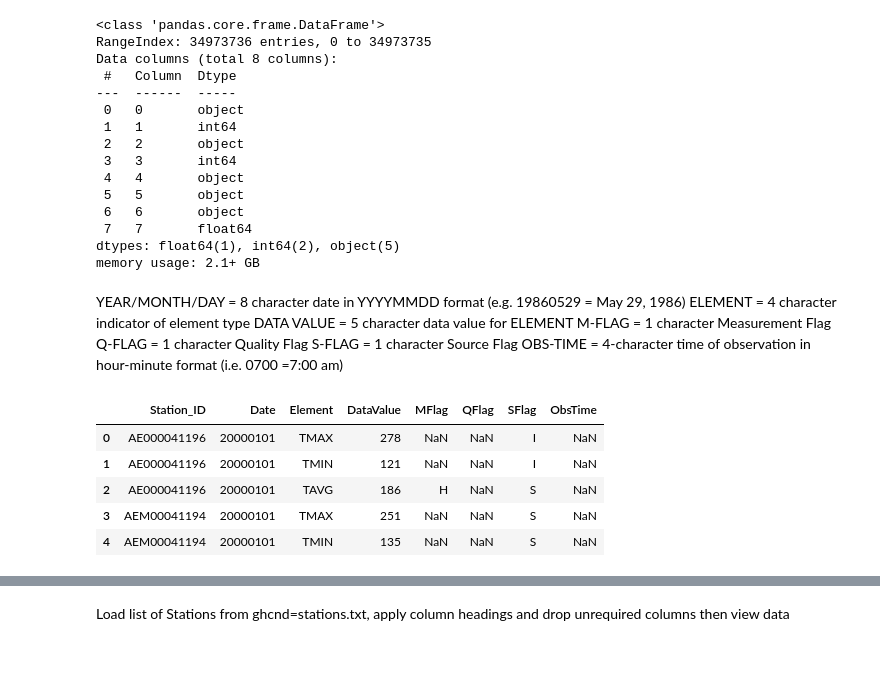
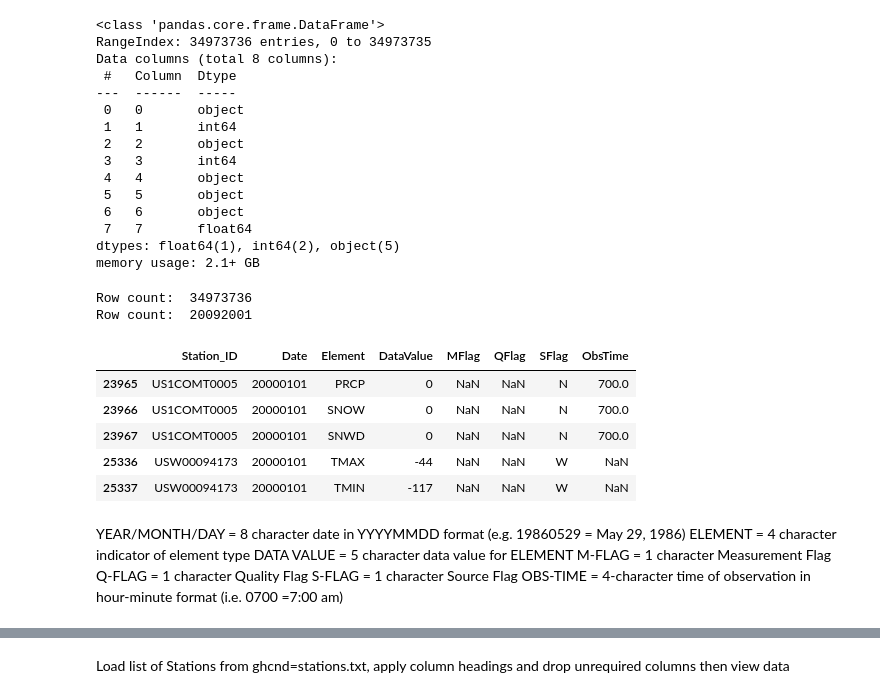
Before and after one commit to tamikamqhum/March_Team_Project, a Jupyter notebook: jupyter_notebooks/weather Notebook_Template.ipynb, the cells around one changed output, grey strips where cells are left out. Drawn from its saved outputs; the diff is of its cells as text; code cells hidden in the pictures; blank space fills up the shorter version.

```diff
--- a/jupyter_notebooks/weather Notebook_Template.ipynb
+++ b/jupyter_notebooks/weather Notebook_Template.ipynb
@@ -64,6 +64,26 @@ Data columns (total 8 columns):
  7   7       float64
 dtypes: float64(1), int64(2), object(5)
 memory usage: 2.1+ GB
+# %%
+# rowcount
+print("Row count: ", len(weather_df))
+# set the column names
+weather_df.columns = ["Station_ID", "Date", "Element","DataValue", "MFlag", "QFlag", "SFlag", "ObsTime"]
+# filter to only include rows where Station_ID begins with 'US'
+weather_df = weather_df[weather_df['Station_ID'].str.startswith('US')]
+#rowcount
+print("Row count: ", len(weather_df))
+# display the first 5 rows
+weather_df.head()
+# %% [output]
+Row count:  34973736
+Row count:  20092001
+|  | Station_ID | Date | Element | DataValue | MFlag | QFlag | SFlag | ObsTime |
+| 23965 | US1COMT0005 | 20000101 | PRCP | 0 | NaN | NaN | N | 700.0 |
+| 23966 | US1COMT0005 | 20000101 | SNOW | 0 | NaN | NaN | N | 700.0 |
+| 23967 | US1COMT0005 | 20000101 | SNWD | 0 | NaN | NaN | N | 700.0 |
+| 25336 | USW00094173 | 20000101 | TMAX | -44 | NaN | NaN | W | NaN |
+| 25337 | USW00094173 | 20000101 | TMIN | -117 | NaN | NaN | W | NaN |
 # %% [markdown]
 YEAR/MONTH/DAY = 8 character date in YYYYMMDD format (e.g. 19860529 = May 29, 1986)
 ELEMENT = 4 character indicator of element type
@@ -72,14 +92,3 @@ M-FLAG = 1 character Measurement Flag
 Q-FLAG = 1 character Quality Flag
 S-FLAG = 1 character Source Flag
 OBS-TIME = 4-character time of observation in hour-minute format (i.e. 0700 =7:00 am)
-# %%
-weather_df.columns = ["Station_ID", "Date", "Element","DataValue", "MFlag", "QFlag", "SFlag", "ObsTime"]
-# set the column names
-weather_df.head()
-# %% [output]
-|  | Station_ID | Date | Element | DataValue | MFlag | QFlag | SFlag | ObsTime |
-| 0 | AE000041196 | 20000101 | TMAX | 278 | NaN | NaN | I | NaN |
-| 1 | AE000041196 | 20000101 | TMIN | 121 | NaN | NaN | I | NaN |
-| 2 | AE000041196 | 20000101 | TAVG | 186 | H | NaN | S | NaN |
-| 3 | AEM00041194 | 20000101 | TMAX | 251 | NaN | NaN | S | NaN |
-| 4 | AEM00041194 | 20000101 | TMIN | 135 | NaN | NaN | S | NaN |
```
Also changed, not shown: parts of 10 cells of this notebook, 28 other files.
